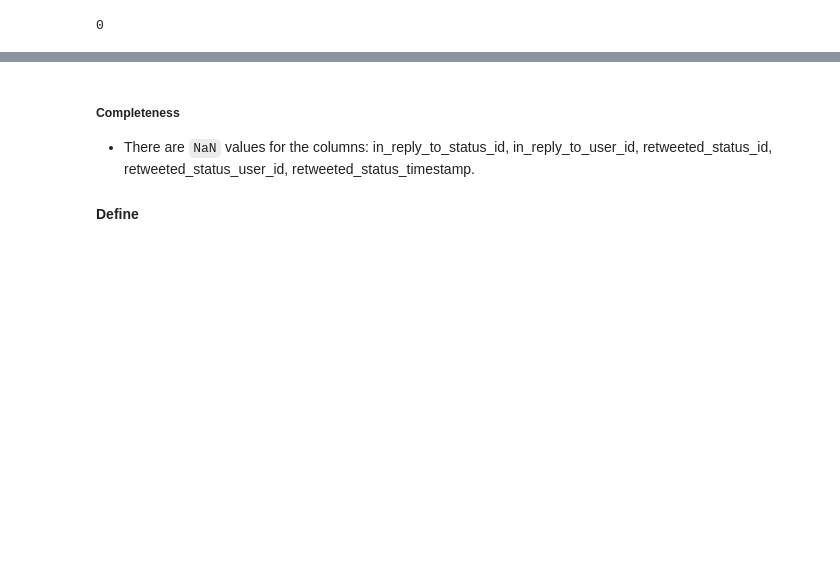
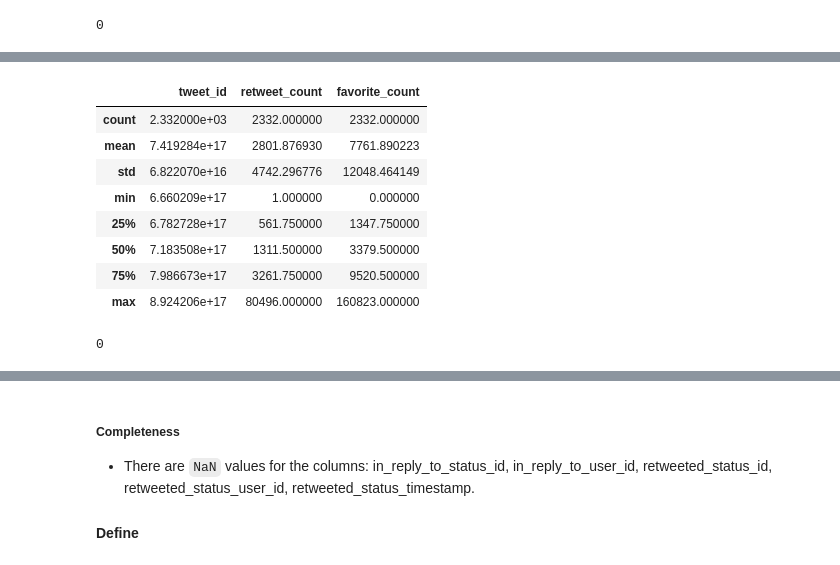
Before and after one commit to suefenali/data_analysis_nanodegree, a Jupyter notebook: project_4/wrangle_act.ipynb, the cells around one changed output, grey strips where cells are left out. Drawn from its saved outputs; the diff is of its cells as text; code cells hidden in the pictures; blank space fills up the shorter version.

```diff
--- a/project_4/wrangle_act.ipynb
+++ b/project_4/wrangle_act.ipynb
@@ -275,3 +319,19 @@ image_predictions.duplicated().sum()
+# %%
+additional_twitter_data.describe()
+# %% [output]
+|  | tweet_id | retweet_count | favorite_count |
+| count | 2.332000e+03 | 2332.000000 | 2332.000000 |
+| mean | 7.419284e+17 | 2801.876930 | 7761.890223 |
+| std | 6.822070e+16 | 4742.296776 | 12048.464149 |
+| min | 6.660209e+17 | 1.000000 | 0.000000 |
+| 25% | 6.782728e+17 | 561.750000 | 1347.750000 |
+| 50% | 7.183508e+17 | 1311.500000 | 3379.500000 |
+| 75% | 7.986673e+17 | 3261.750000 | 9520.500000 |
+| max | 8.924206e+17 | 80496.000000 | 160823.000000 |
+# %%
+additional_twitter_data.duplicated().sum()
+# %% [output]
+0
 # %% [markdown]
 <a id='document'></a>
 ### Issues documentation
```
Also changed, not shown: parts of 7 cells of this notebook.
